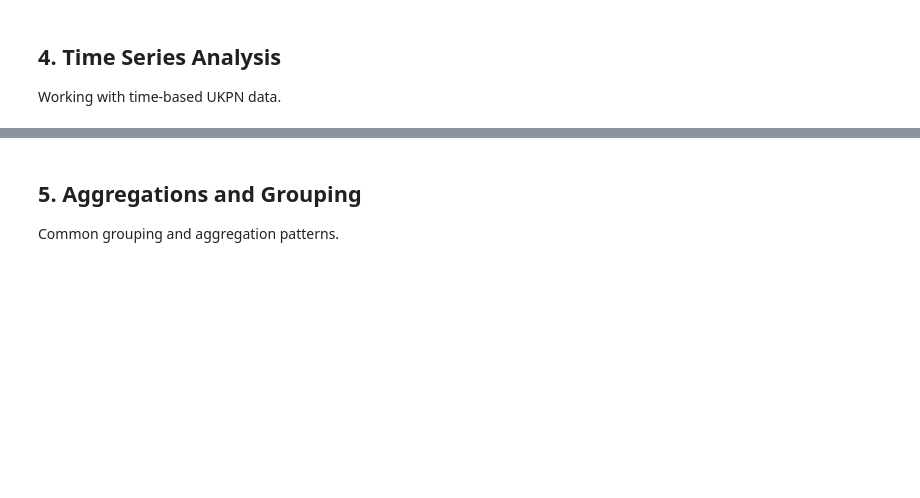
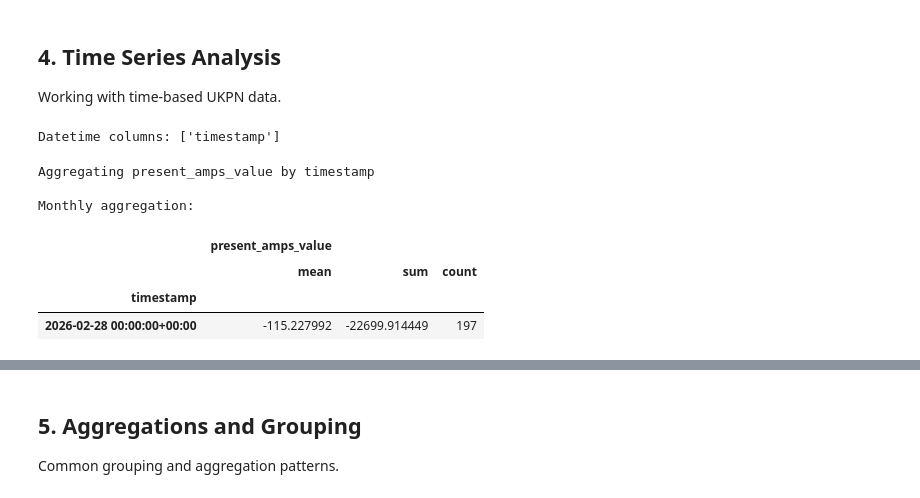
Before and after one commit to UKPN-DSO/ukpyn, a Jupyter notebook: tutorials/03-analysis-patterns.ipynb, the cells around one changed output, grey strips where cells are left out. Saved outputs shown, nothing was run; the diff lists cells and outputs as text; code cells hidden in the pictures; blank space fills up the shorter version.

```diff
--- a/tutorials/03-analysis-patterns.ipynb
+++ b/tutorials/03-analysis-patterns.ipynb
@@ -277,7 +391,7 @@ quick_eda(df)
 Working with time-based UKPN data.
 # %%
 # Identify datetime columns
-datetime_cols = df.select_dtypes(include=["datetime64"]).columns
+datetime_cols = [col for col in df.columns if 'datetime' in str(df[col].dtype)]
 print(f"Datetime columns: {list(datetime_cols)}")
 
 # If no datetime columns found, look for date-like strings
@@ -287,39 +401,49 @@ if len(datetime_cols) == 0:
         if df[col].dtype == "object":
             sample = df[col].dropna().iloc[0] if len(df[col].dropna()) > 0 else ""
             print(f"  {col}: {sample}")
+# %% [output]
+Datetime columns: ['timestamp']
 # %%
 # Time series aggregation example
 # Adjust column names based on your dataset
 
 # Example: If you have a date column and a numeric value column
 # DATE_COL = "date"  # Replace with actual column name
 # VALUE_COL = "value"  # Replace with actual column name
 
 # Find potential columns
-datetime_cols = df.select_dtypes(include=["datetime64"]).columns
+datetime_cols = [col for col in df.columns if 'datetime' in str(df[col].dtype)]
 numeric_cols = df.select_dtypes(include=["number"]).columns
 
 if len(datetime_cols) > 0 and len(numeric_cols) > 0:
     DATE_COL = datetime_cols[0]
     VALUE_COL = numeric_cols[0]
 
     print(f"Aggregating {VALUE_COL} by {DATE_COL}")
 
     # Create a copy and set date as index
     ts_df = df[[DATE_COL, VALUE_COL]].copy()
     ts_df = ts_df.set_index(DATE_COL)
 
     # Resample by month and calculate mean
-    monthly = ts_df.resample("M").agg({
+    monthly = ts_df.resample("ME").agg({
         VALUE_COL: ["mean", "sum", "count"]
     })
 
     print(f"\nMonthly aggregation:")
     display(monthly.head(10))
 else:
     print("No suitable datetime + numeric columns found for time series analysis.")
     print(f"Datetime columns: {list(datetime_cols)}")
     print(f"Numeric columns: {list(numeric_cols)}")
+# %% [output]
+Aggregating present_amps_value by timestamp
+
+Monthly aggregation:
+|  | present_amps_value |  |  |
+|  | mean | sum | count |
+| timestamp |  |  |  |
+| 2026-02-28 00:00:00+00:00 | -115.227992 | -22699.914449 | 197 |
 # %%
 # Extract date components for analysis
 # Useful when you don't have a proper datetime column
```
Also changed, not shown: parts of 21 cells of this notebook, 15 other files.
